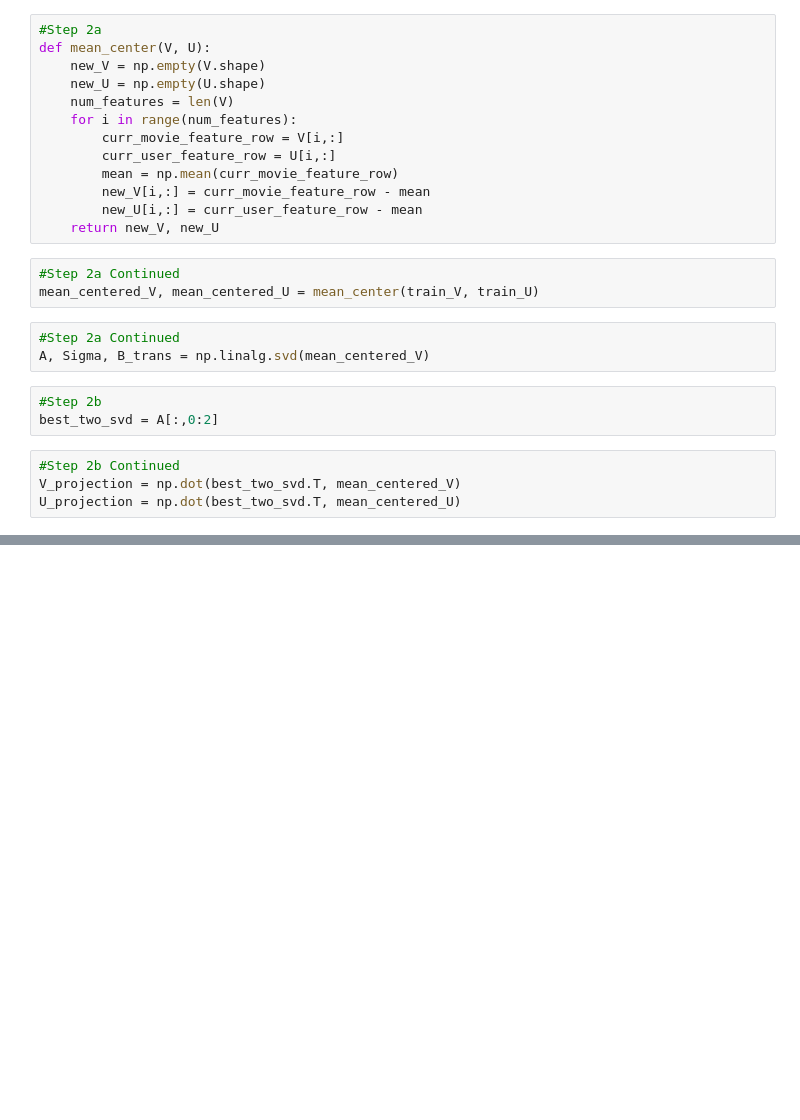
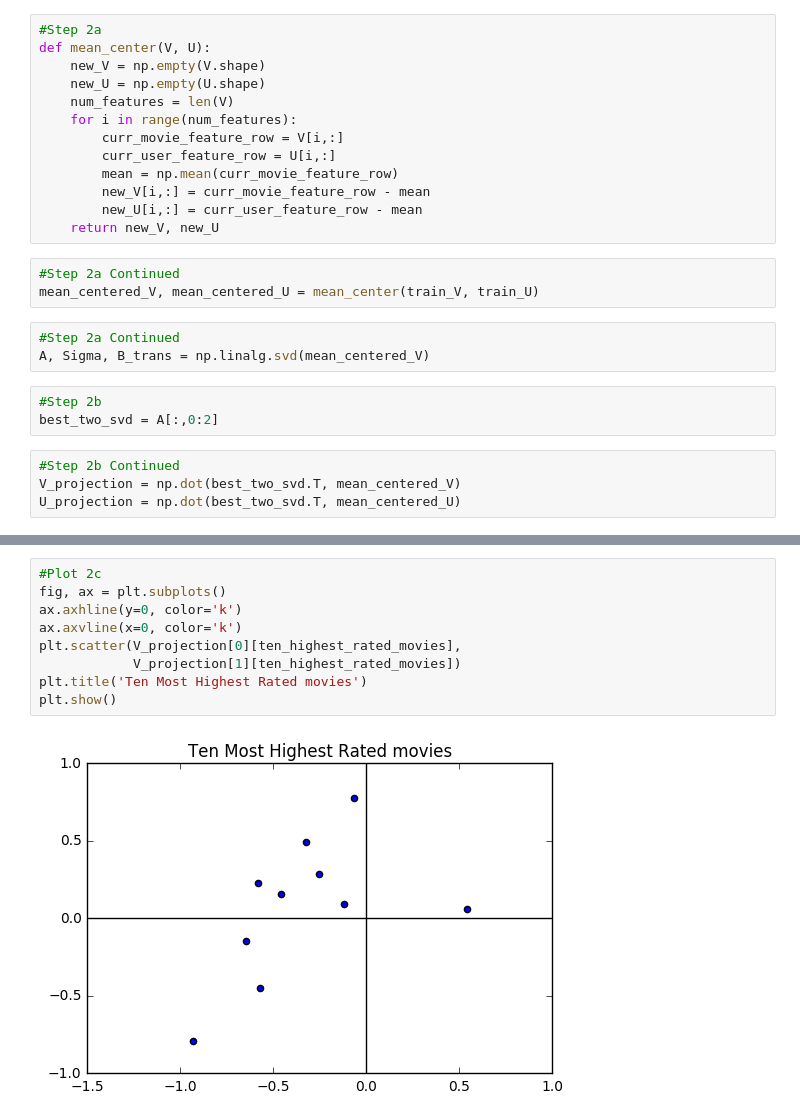
Before and after one commit to roshcagra/NetflixVisualization, a Jupyter notebook: matrix_factor_visualization.ipynb, the cells around one changed output, grey strips where cells are left out. Saved outputs shown, nothing was run; the diff lists cells and outputs as text; blank space fills up the shorter version.

```diff
--- a/matrix_factor_visualization.ipynb
+++ b/matrix_factor_visualization.ipynb
@@ -133,0 +155,11 @@ array([[ 0.16688787, -0.18644599, -0.24436308, ..., -0.6883804 ,
+# %%
+#Plot 2c
+fig, ax = plt.subplots()
+ax.axhline(y=0, color='k')
+ax.axvline(x=0, color='k')
+plt.scatter(V_projection[0][ten_highest_rated_movies],
+            V_projection[1][ten_highest_rated_movies])
+plt.title('Ten Most Highest Rated movies')
+plt.show()
+# %% [output]
+[figure, added]
```
Also changed, not shown: parts of 7 cells of this notebook.
